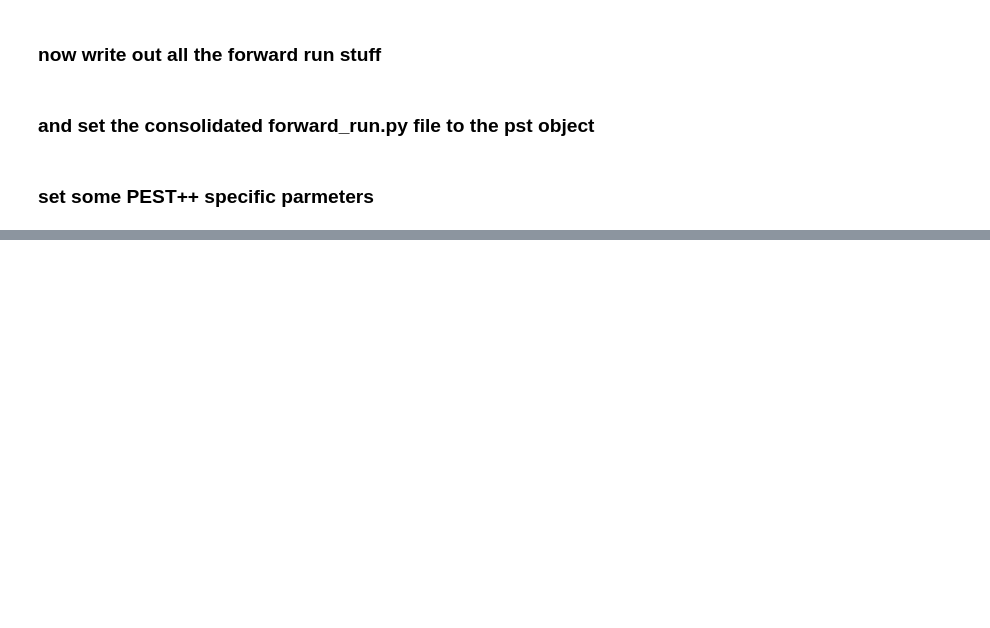
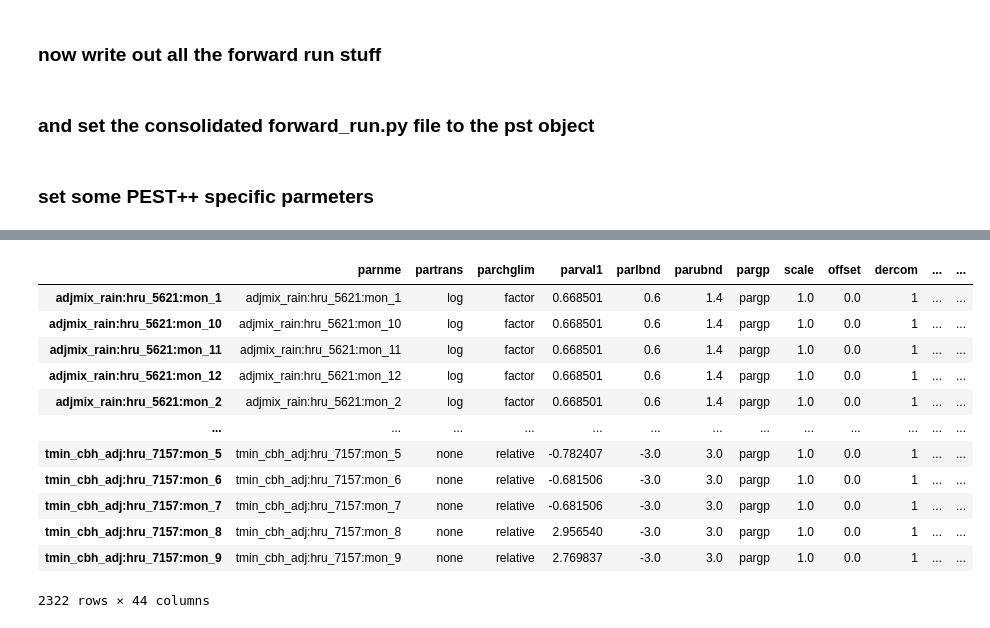
Before and after one commit to ahaj/nhm_pestpp_20240510, a Jupyter notebook: notebooks/set_up_PEST++.ipynb, the cells around one changed output, grey strips where cells are left out. Drawn from its saved outputs; the diff is of its cells as text; code cells hidden in the pictures; blank space fills up the shorter version.

```diff
--- a/notebooks/set_up_PEST++.ipynb
+++ b/notebooks/set_up_PEST++.ipynb
@@ -292,0 +521,16 @@ pst.write(str(wkdir / 'prior_mc_better.pst'), version=2)
+# %%
+pars
+# %% [output]
+|  | parnme | partrans | parchglim | parval1 | parlbnd | parubnd | pargp | scale | offset | dercom | ... | ... |
+| adjmix_rain:hru_5621:mon_1 | adjmix_rain:hru_5621:mon_1 | log | factor | 0.668501 | 0.6 | 1.4 | pargp | 1.0 | 0.0 | 1 | ... | ... |
+| adjmix_rain:hru_5621:mon_10 | adjmix_rain:hru_5621:mon_10 | log | factor | 0.668501 | 0.6 | 1.4 | pargp | 1.0 | 0.0 | 1 | ... | ... |
+| adjmix_rain:hru_5621:mon_11 | adjmix_rain:hru_5621:mon_11 | log | factor | 0.668501 | 0.6 | 1.4 | pargp | 1.0 | 0.0 | 1 | ... | ... |
+| adjmix_rain:hru_5621:mon_12 | adjmix_rain:hru_5621:mon_12 | log | factor | 0.668501 | 0.6 | 1.4 | pargp | 1.0 | 0.0 | 1 | ... | ... |
+| adjmix_rain:hru_5621:mon_2 | adjmix_rain:hru_5621:mon_2 | log | factor | 0.668501 | 0.6 | 1.4 | pargp | 1.0 | 0.0 | 1 | ... | ... |
+| ... | ... | ... | ... | ... | ... | ... | ... | ... | ... | ... | ... | ... |
+| tmin_cbh_adj:hru_7157:mon_5 | tmin_cbh_adj:hru_7157:mon_5 | none | relative | -0.782407 | -3.0 | 3.0 | pargp | 1.0 | 0.0 | 1 | ... | ... |
+| tmin_cbh_adj:hru_7157:mon_6 | tmin_cbh_adj:hru_7157:mon_6 | none | relative | -0.681506 | -3.0 | 3.0 | pargp | 1.0 | 0.0 | 1 | ... | ... |
+| tmin_cbh_adj:hru_7157:mon_7 | tmin_cbh_adj:hru_7157:mon_7 | none | relative | -0.681506 | -3.0 | 3.0 | pargp | 1.0 | 0.0 | 1 | ... | ... |
+| tmin_cbh_adj:hru_7157:mon_8 | tmin_cbh_adj:hru_7157:mon_8 | none | relative | 2.956540 | -3.0 | 3.0 | pargp | 1.0 | 0.0 | 1 | ... | ... |
+| tmin_cbh_adj:hru_7157:mon_9 | tmin_cbh_adj:hru_7157:mon_9 | none | relative | 2.769837 | -3.0 | 3.0 | pargp | 1.0 | 0.0 | 1 | ... | ... |
+2322 rows × 44 columns
```
Also changed, not shown: parts of 25 cells of this notebook, 1 other file.
